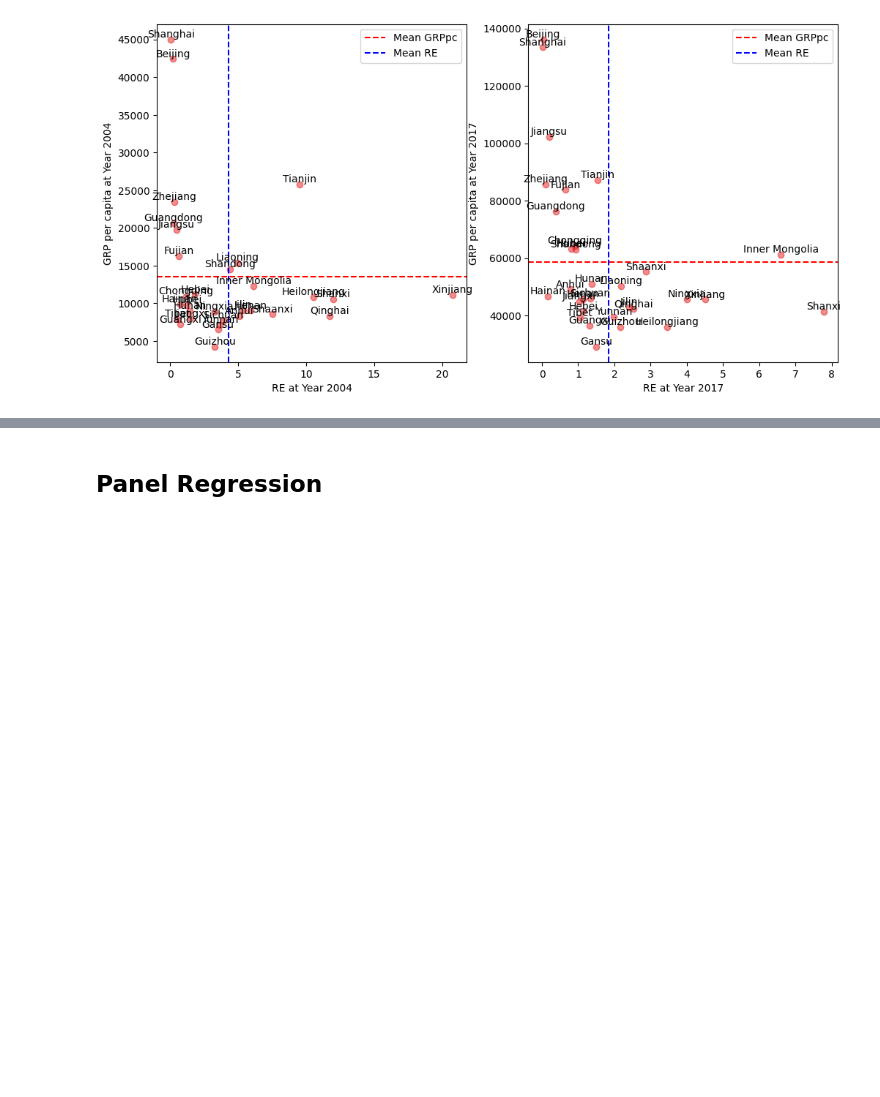
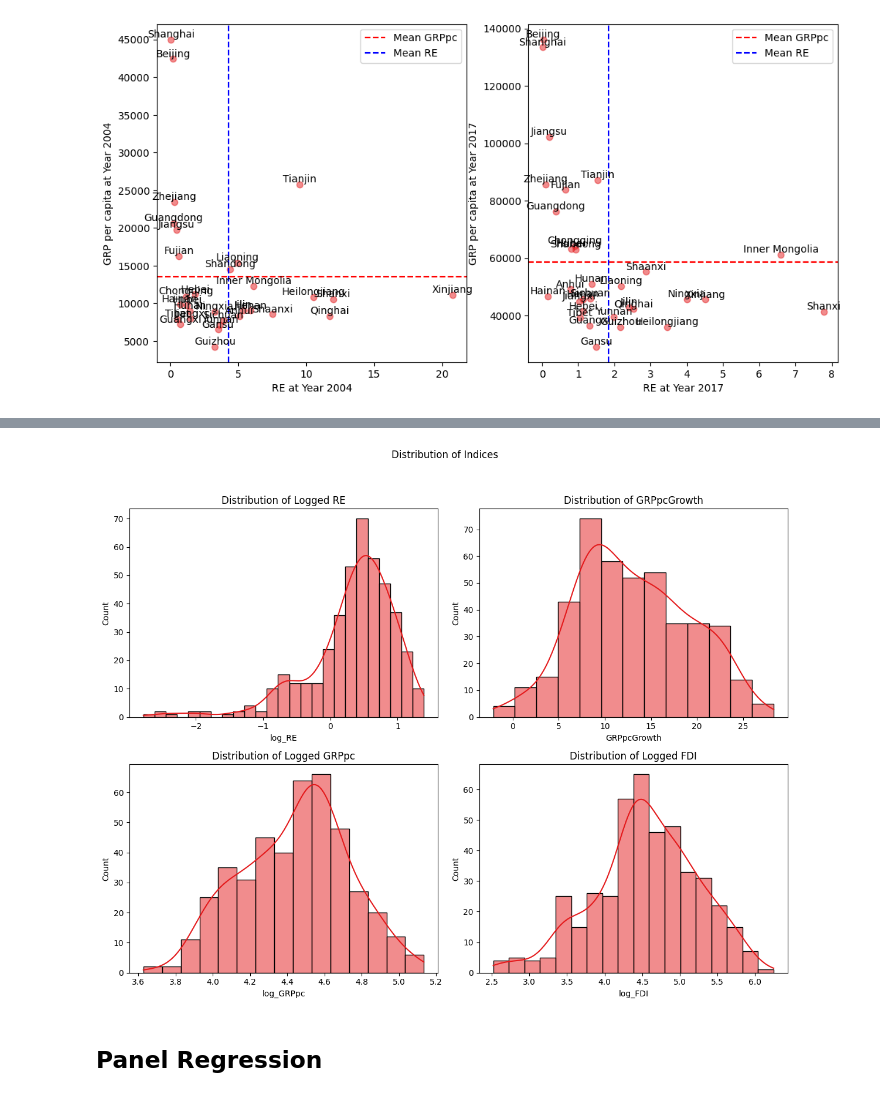
Before and after one commit to KaylaBai/Dissertation, a Jupyter notebook: Dissertation.ipynb, the cells around one changed output, grey strips where cells are left out. Saved outputs shown, nothing was run; the diff lists cells and outputs as text; code cells hidden in the pictures; blank space fills up the shorter version.

```diff
--- a/Dissertation.ipynb
+++ b/Dissertation.ipynb
@@ -489,0 +566,8 @@ plt.legend()
+# %%
+# Calculate the logarithm of the data
+gdf['log_RE'] = np.log10(gdf['RE'])
+gdf['log_GRPpc'] = np.log10(gdf['GRPpc'])
+gdf['log_FDI'] = np.log10(gdf['FDI'])
+
+# Print the updated GeoDataFrame
+gdf.info()
@@ -490,3 +590,31 @@ plt.legend()
+# %%
+# Create a figure with subplots
+fig, axes = plt.subplots(2, 2, figsize=(12, 10))
+fig.suptitle("Distribution of Indices")
+
+# Plot the distribution of logged RE
+sns.histplot(data=gdf, x="log_RE", kde=True, ax=axes[0, 0])
+axes[0, 0].set_title("Distribution of Logged RE")
+
+# Plot the distribution of GRPpcGrowth
+sns.histplot(data=gdf, x="GRPpcGrowth", kde=True, ax=axes[0, 1])
+axes[0, 1].set_title("Distribution of GRPpcGrowth")
+
+# Plot the distribution of logged GRPpc
+sns.histplot(data=gdf, x="log_GRPpc", kde=True, ax=axes[1, 0])
+axes[1, 0].set_title("Distribution of Logged GRPpc")
+
+# Plot the distribution of logged FDI
+sns.histplot(data=gdf, x="log_FDI", kde=True, ax=axes[1, 1])
+axes[1, 1].set_title("Distribution of Logged FDI")
+
+# Adjust layout
+plt.tight_layout(rect=[0, 0.03, 1, 0.95])
+
+# Show the plot
+plt.show()
+# %% [output]
+[figure, added]
 # %% [markdown]
 ## Panel Regression
 # %% [markdown]
```
Also changed, not shown: parts of 19 cells of this notebook.
